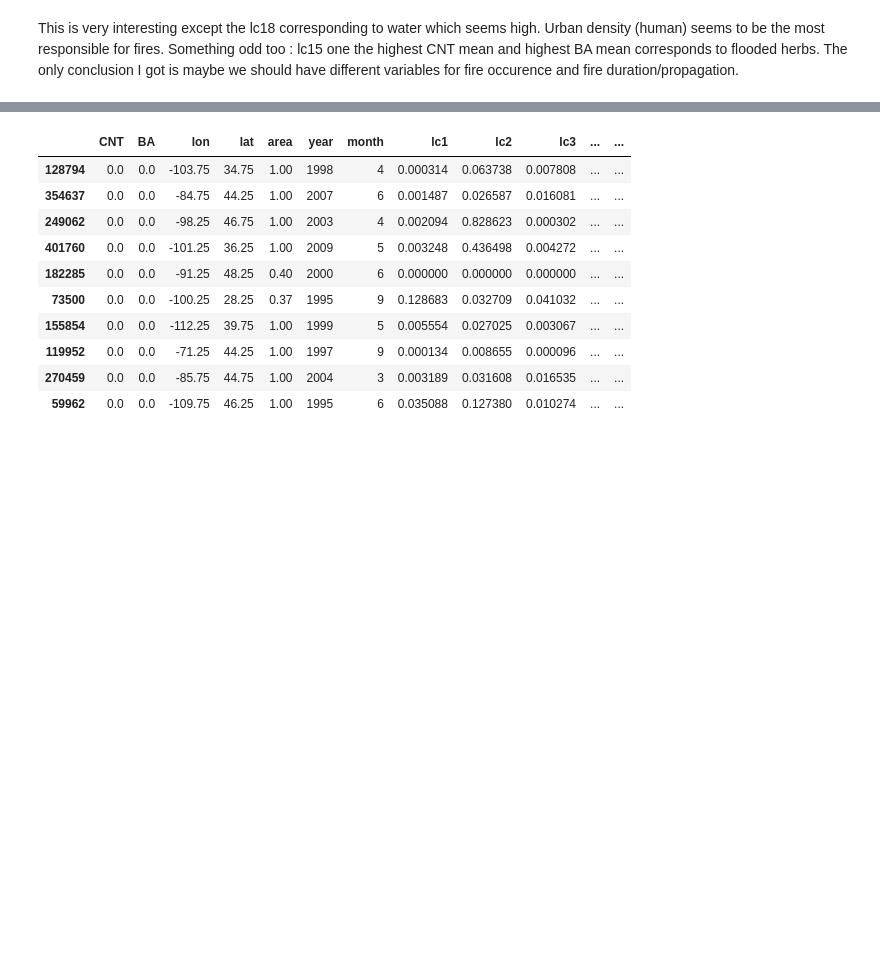
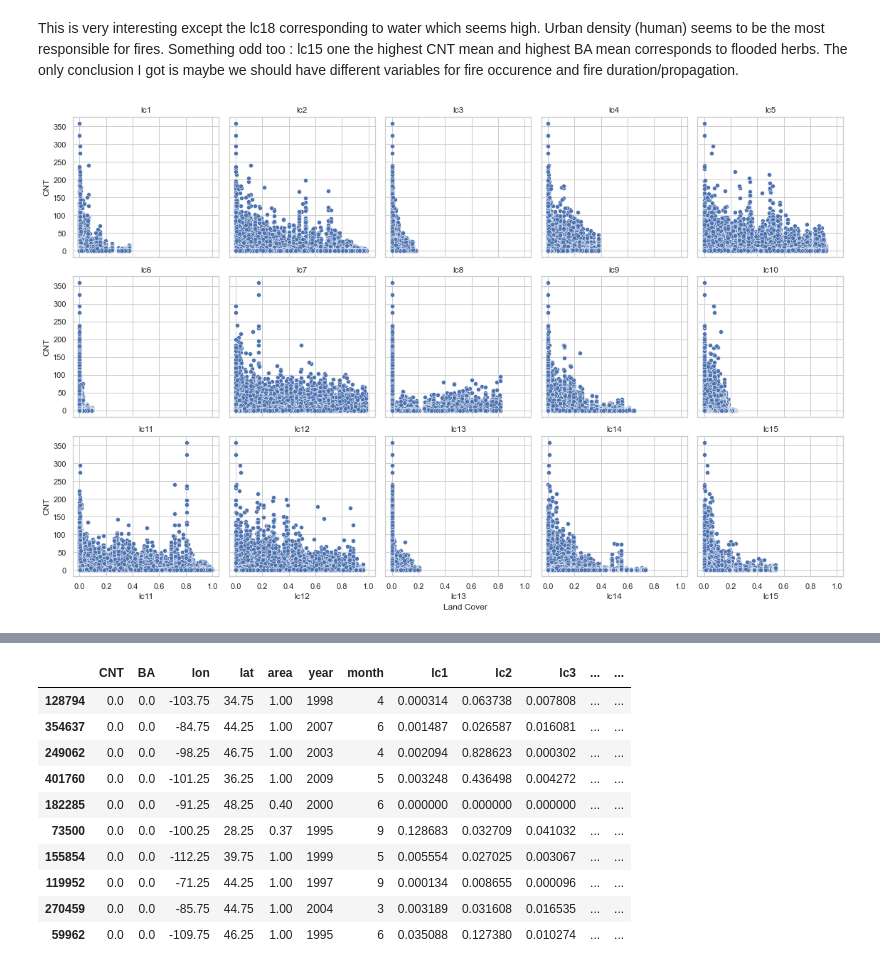
Before and after one commit to MegaCookies88/Data-Challenge-Wildfires, a Jupyter notebook: wildfires.ipynb, the cells around one changed output, grey strips where cells are left out. Saved outputs shown, nothing was run; the diff lists cells and outputs as text; code cells hidden in the pictures; blank space fills up the shorter version.

```diff
--- a/wildfires.ipynb
+++ b/wildfires.ipynb
@@ -156,12 +150,0 @@ sns.scatterplot(y=data['BA'], x=data['wind'], ax=ax[1]);
-# %%
-fig, ax = plt.subplots(4,4, figsize=(16,8), sharey=True, sharex=True)
-
-for i in range(16):
-    sbplt = ax[i%4, math.floor(i/4)]
-    sbplt.hist(data['lc'+str(i+1)].values, bins=20)
-    sbplt.set_title('lc'+str(i+1))
-
-fig.tight_layout()
-
-fig.text(0.4,0, 'Land Cover')
-fig.text(0,0.6, 'CNT', rotation=90);
@@ -211,3 +194,20 @@ data.groupby(by=['land'])[['CNT','BA']].mean().reset_index().sort_values('BA', a
 | 1 | lc10 | 0.100000 | 0.010000 |
 # %% [markdown]
 This is very interesting except the lc18 corresponding to water which seems high. Urban density (human) seems to be the most responsible for fires. Something odd too : lc15 one the highest CNT mean and highest BA mean corresponds to flooded herbs. The only conclusion I got is maybe we should have different variables for fire occurence and fire duration/propagation.
+# %%
+# 95% CI with N=1000 Bootstrap
+
+fig, ax = plt.subplots(3,5, figsize=(16,10), sharey=True, sharex=True)
+#plt.xticks([])
+
+for i in range(15):
+    sbplt = ax[math.floor(i/5), i%5]
+    sns.scatterplot(y=data['CNT'], x=data['lc'+str(i+1)], legend=False, ax=sbplt)
+    #sns.histplot(y=data['CNT'], x=data['lc'+str(i+1)], ax=sbplt)
+    #sbplt.hist(data['lc'+str(i+1)].values, bins=20)
+    sbplt.set_title('lc'+str(i+1))
+
+fig.tight_layout()
+fig.text(0.5,0, 'Land Cover');
+# %% [output]
+[figure, added]
```
Also changed, not shown: parts of 11 cells of this notebook.
